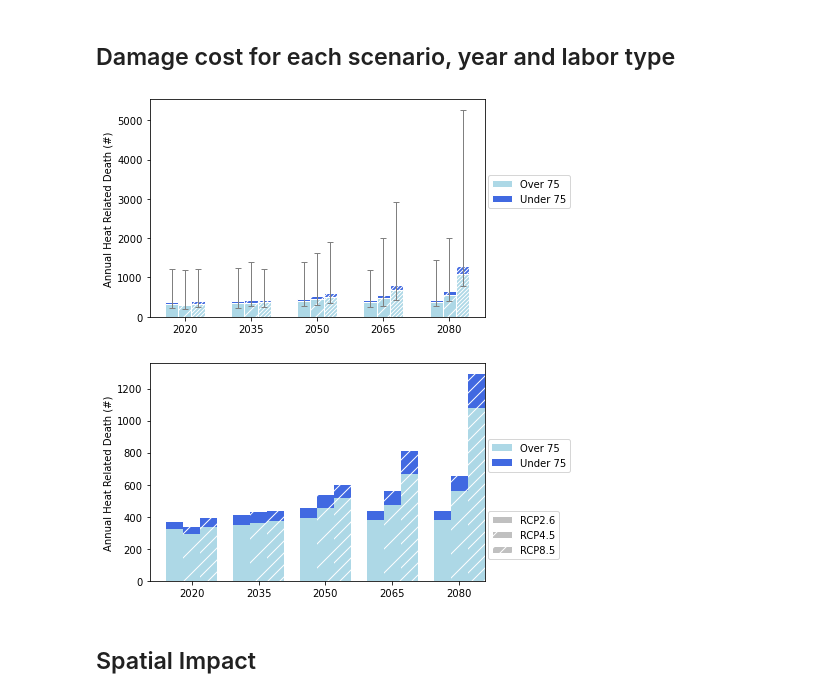
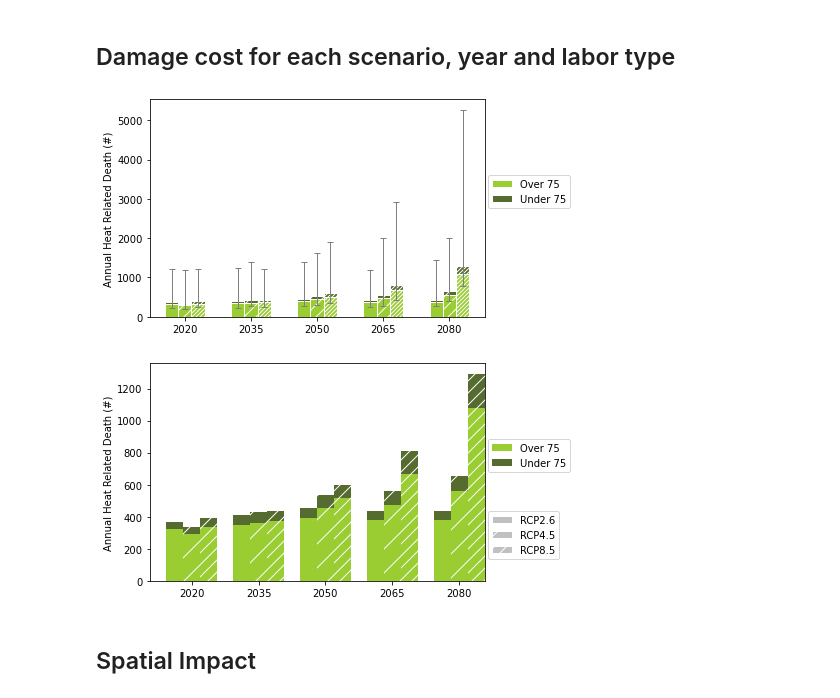
Before and after one commit to zeliest/heat_mortality_productivity_impacts, a Jupyter notebook: data_analysis/notebooks/results_mortality.ipynb, the cells around one changed output. Cells and saved outputs as stored; diff of their text form; code cells hidden in the pictures.

Commit message:
change color plots

```diff
--- a/data_analysis/notebooks/results_mortality.ipynb
+++ b/data_analysis/notebooks/results_mortality.ipynb
@@ -37,12 +39,12 @@ impacts_mortality = pickle.load(pickle_in)
 agg_impacts_mc = impacts_mortality.agg_impacts_mc
 median_impact_matrices = impacts_mortality.median_impact_matrices
 # %%
-plot_impacts_heat(agg_impacts_mc, 'Annual Heat Related Death (#)', color=['lightblue', 'royalblue'])
+plot_impacts_heat(agg_impacts_mc, 'Annual Heat Related Death (#)', color=['yellowgreen', 'darkolivegreen'])
 
-#plt.savefig(''.join([fig_dir,'loss_ch/predicted_loss_2020_2065_werror.pdf']),bbox_inches='tight')
+#plt.savefig(''.join([fig_dir,'loss_ch/predicted_deaths_2020_2080.pdf']),bbox_inches='tight')
 # %% [output]
-[figure, old version]
+[figure, new version]
-[figure, old version]
+[figure, new version]
 # %% [markdown]
 ## Spatial Impact
 # %%
```
Also changed, not shown: parts of 6 cells of this notebook, 1 other file.
